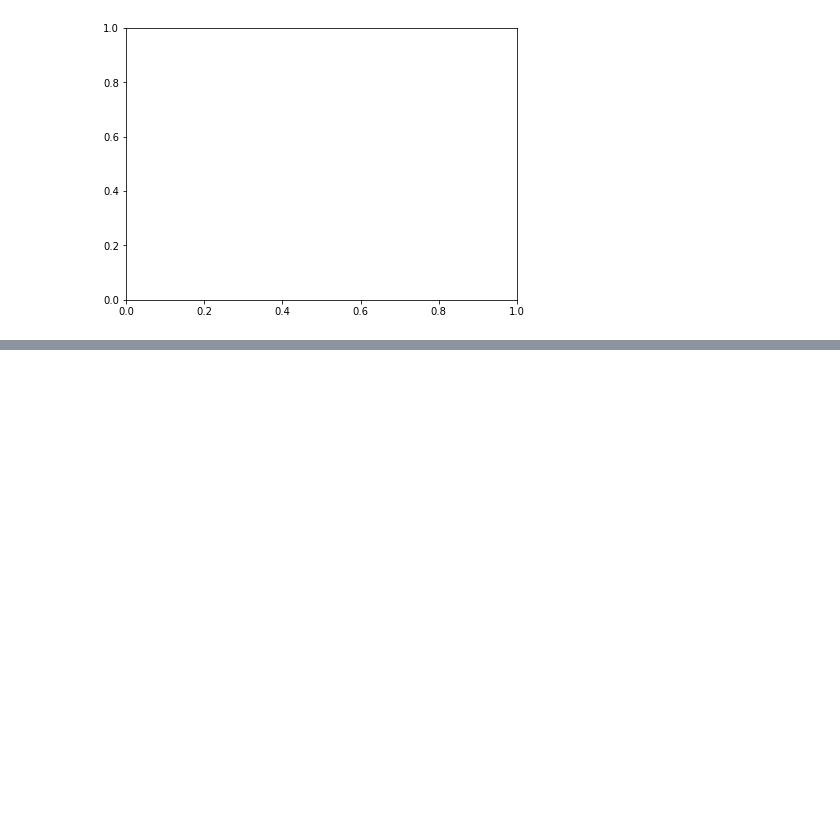
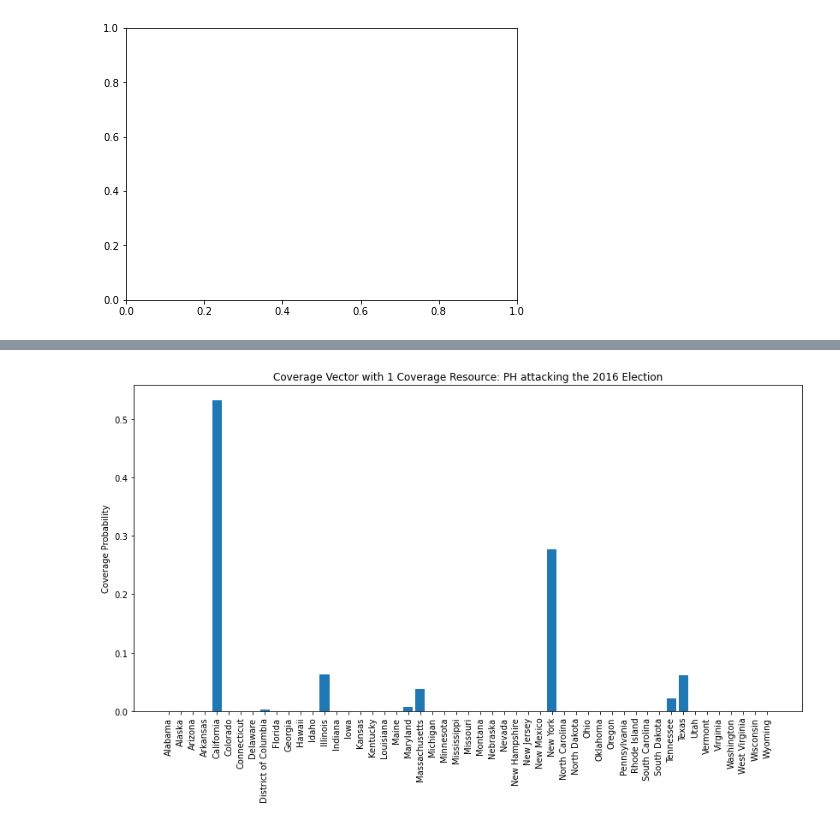
Before and after one commit to fizzX/cs182_project, a Jupyter notebook: election_game.ipynb, the cells around one changed output, grey strips where cells are left out. Cells and saved outputs as stored; diff of their text form; code cells hidden in the pictures; blank space fills up the shorter version.

```diff
--- a/election_game.ipynb
+++ b/election_game.ipynb
@@ -48,21 +49,21 @@ for a in tqdm(range(4)):
     payoff_df[description_list[a]] = payoffs
 # %%
 
-# attack_list = attack_targets_list[1]
-# partisan_type = partisan_type_list[1]
-# # Get reward matrices
-# att_reward_array, def_reward_array = get_reward_matrices(clean_election_results, state_list, attack_list, electoral_votes, partisan_type)
+attack_list = attack_targets_list[1]
+partisan_type = partisan_type_list[1]
+# Get reward matrices
+att_reward_array, def_reward_array = get_reward_matrices(clean_election_results, state_list, attack_list, electoral_votes, partisan_type)
 
-# payoffs = []
-# for i in range(51):
-#     sec_game = ElectionGame(max_coverage=i+1, num_attacker_types=len(
-#         attack_list), att_reward=att_reward_array, def_reward=def_reward_array)
-#     eraser_solver = Eraser(sec_game)
-#     eraser_solver.solve()
-#     payoffs.append(eraser_solver.opt_defender_payoff)
-#     print(eraser_solver.opt_coverage)
-#     print('\n')
-# payoff_df[description_list[a]] = payoffs
+payoffs = []
+for i in range(51):
+    sec_game = ElectionGame(max_coverage=i+1, num_attacker_types=len(
+        attack_list), att_reward=att_reward_array, def_reward=def_reward_array)
+    eraser_solver = Eraser(sec_game)
+    eraser_solver.solve()
+    payoffs.append(eraser_solver.opt_defender_payoff)
+    print(eraser_solver.opt_coverage)
+    print('\n')
+payoff_df[description_list[a]] = payoffs
 # %%
 payoff_df
 # %% [output]
@@ -217,0 +466,12 @@ for election_year in tqdm(election_years):
+# %%
+payoff_one_defender = [0.0, 0.0, 0.0, 0.0, 0.531266, 0.0, 0.0, 0.0, 0.00227267, 0.0, 0.0, 0.0, 0.0, 0.0633264, 0.0, 0.0, 0.0, 0.0, 0.0, 0.0, 0.00679288, 0.0371598, 0.0, 0.0, 0.0, 0.0, 0.0, 0.0, 0.0, 0.0, 0.0, 0.0, 0.276476, 0.0, 0.0, 0.0, 0.0, 0.0, 0.0, 0.0, 0.0, 0.0, 0.0211016, 0.0616051, 0.0, 0.0, 0.0, 0.0, 0.0, 0.0, 0.0]
+payoff_two_defender = [0.0735623, 0.0, 0.0, 0.00760089, 0.569813, 0.0, 0.0, 0.0, 0.0843224, 0.0, 0.0, 0.0, 0.0, 0.140355, 0.0473433, 0.0, 0.0, 0.0678825, 0.000530808, 0.0, 0.0884709, 0.11634, 0.0, 0.0, 0.0, 0.0273887, 0.0, 0.0, 0.0, 0.0, 0.0332498, 0.0, 0.335976, 0.0, 0.0, 0.0, 0.0816242, 0.0, 0.0, 0.0, 0.0, 0.0, 0.101603, 0.138776, 0.0, 0.0, 0.0, 0.0385419, 0.0466192, 0.0, 0.0]
+# %%
+plt.rcParams['figure.figsize']=(14,7)
+plt.bar(range(51),payoff_one_defender)
+plt.xticks(range(51), state_list,rotation='vertical')
+plt.ylabel('Coverage Probability')
+plt.title('Coverage Vector with 1 Coverage Resource: PH attacking the 2016 Election')
+plt.savefig('2016_single_coverage_vector.png', dpi = 300)
+# %% [output]
+[figure, added]
```
Also changed, not shown: parts of 5 cells of this notebook, 2 other files.
